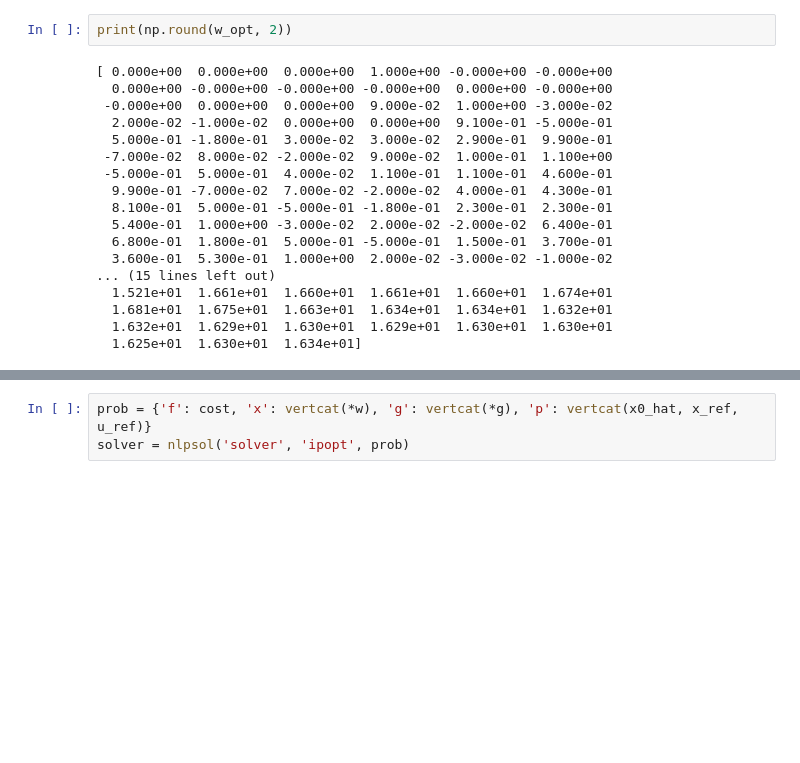
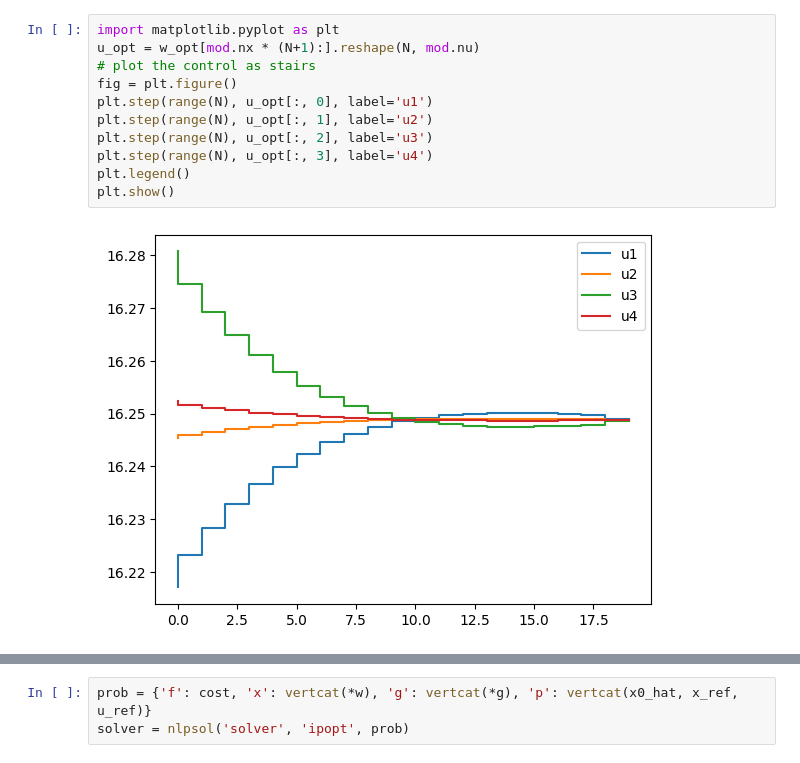
Before and after one commit to ReanFernandes/flight-control-submisssion-week, a Jupyter notebook: notebook.ipynb, the cells around one changed output, grey strips where cells are left out. Cells and saved outputs as stored; diff of their text form; blank space fills up the shorter version.

```diff
--- a/notebook.ipynb
+++ b/notebook.ipynb
@@ -149,23 +138,16 @@ Total number of variables............................:      183
-# %%
-print(np.round(w_opt, 2))
-# %% [output]
-[ 0.000e+00  0.000e+00  0.000e+00  1.000e+00 -0.000e+00 -0.000e+00
-  0.000e+00 -0.000e+00 -0.000e+00 -0.000e+00  0.000e+00 -0.000e+00
- -0.000e+00  0.000e+00  0.000e+00  9.000e-02  1.000e+00 -3.000e-02
-  2.000e-02 -1.000e-02  0.000e+00  0.000e+00  9.100e-01 -5.000e-01
-  5.000e-01 -1.800e-01  3.000e-02  3.000e-02  2.900e-01  9.900e-01
- -7.000e-02  8.000e-02 -2.000e-02  9.000e-02  1.000e-01  1.100e+00
- -5.000e-01  5.000e-01  4.000e-02  1.100e-01  1.100e-01  4.600e-01
-  9.900e-01 -7.000e-02  7.000e-02 -2.000e-02  4.000e-01  4.300e-01
-  8.100e-01  5.000e-01 -5.000e-01 -1.800e-01  2.300e-01  2.300e-01
-  5.400e-01  1.000e+00 -3.000e-02  2.000e-02 -2.000e-02  6.400e-01
-  6.800e-01  1.800e-01  5.000e-01 -5.000e-01  1.500e-01  3.700e-01
-  3.600e-01  5.300e-01  1.000e+00  2.000e-02 -3.000e-02 -1.000e-02
-... (15 lines left out)
-  1.521e+01  1.661e+01  1.660e+01  1.661e+01  1.660e+01  1.674e+01
-  1.681e+01  1.675e+01  1.663e+01  1.634e+01  1.634e+01  1.632e+01
-  1.632e+01  1.629e+01  1.630e+01  1.629e+01  1.630e+01  1.630e+01
-  1.625e+01  1.630e+01  1.634e+01]
+# %%
+import matplotlib.pyplot as plt
+u_opt = w_opt[mod.nx * (N+1):].reshape(N, mod.nu)
+# plot the control as stairs
+fig = plt.figure()
+plt.step(range(N), u_opt[:, 0], label='u1')
+plt.step(range(N), u_opt[:, 1], label='u2')
+plt.step(range(N), u_opt[:, 2], label='u3')
+plt.step(range(N), u_opt[:, 3], label='u4')
+plt.legend()
+plt.show()
+# %% [output]
+[figure, added]
 # %%
 import matplotlib.pyplot as plt
 %matplotlib widget
```
Also changed, not shown: parts of 4 cells of this notebook, 7 other files.
